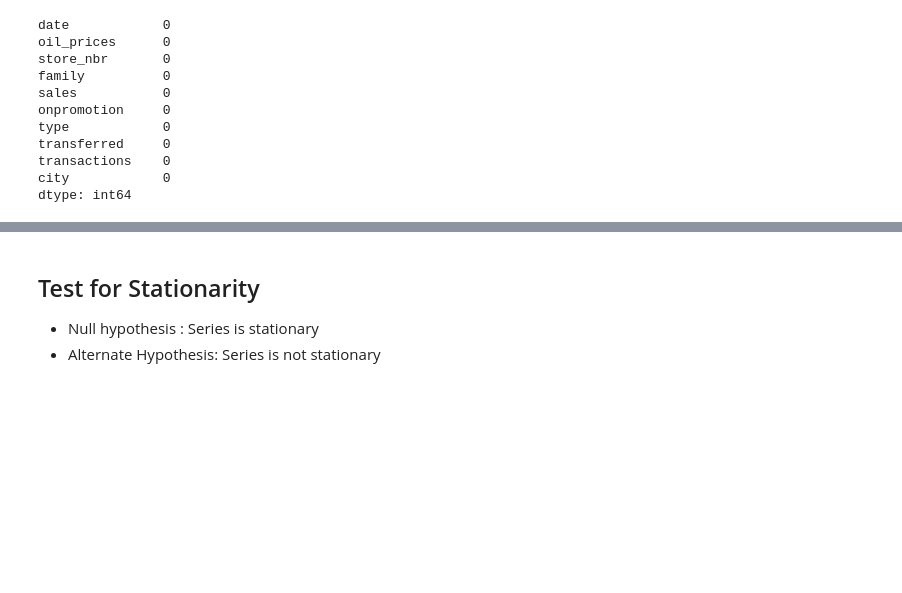
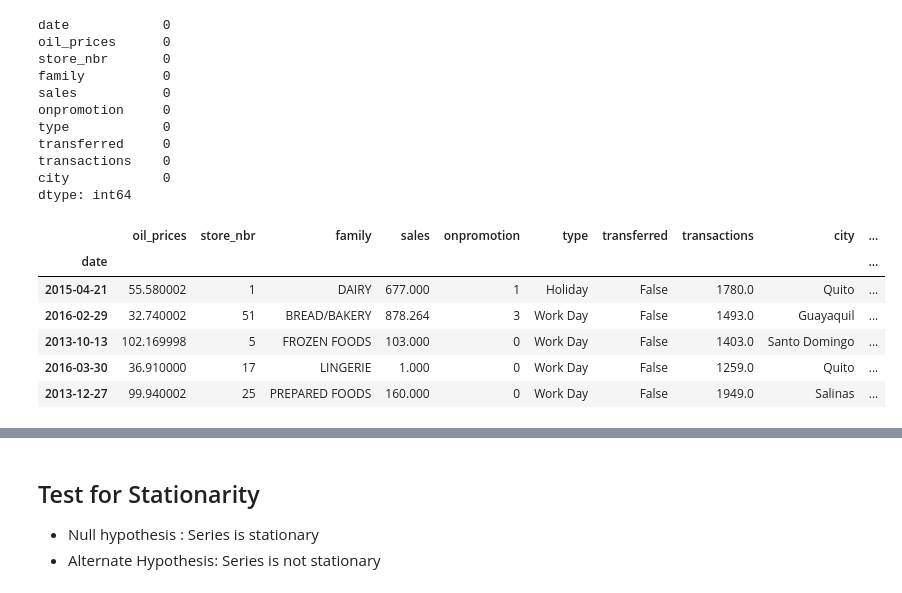
Before and after one commit to sethsot/Regression_Project, a Jupyter notebook: draft.ipynb, the cells around one changed output, grey strips where cells are left out. Cells and saved outputs as stored; diff of their text form; code cells hidden in the pictures; blank space fills up the shorter version.

```diff
--- a/draft.ipynb
+++ b/draft.ipynb
@@ -1418,9 +1420,17 @@ draft_train.set_index('date', inplace=True)
 # %%
 # feature engineer year, month, and weekday from data
 # display random sample of 5 rows
 
 draft_train['Year'] = draft_train.index.year
 draft_train['Month'] = draft_train.index.month
-draft_train['Weekday Name'] = draft_train.index.day_name
+#draft_train['Weekday Name'] = draft_train.index.day_name
 
-#draft_train.sample(5, random_state=0)
+draft_train.sample(5, random_state=0)
+# %% [output]
+|  | oil_prices | store_nbr | family | sales | onpromotion | type | transferred | transactions | city | ... |
+| date |  |  |  |  |  |  |  |  |  | ... |
+| 2015-04-21 | 55.580002 | 1 | DAIRY | 677.000 | 1 | Holiday | False | 1780.0 | Quito | ... |
+| 2016-02-29 | 32.740002 | 51 | BREAD/BAKERY | 878.264 | 3 | Work Day | False | 1493.0 | Guayaquil | ... |
+| 2013-10-13 | 102.169998 | 5 | FROZEN FOODS | 103.000 | 0 | Work Day | False | 1403.0 | Santo Domingo | ... |
+| 2016-03-30 | 36.910000 | 17 | LINGERIE | 1.000 | 0 | Work Day | False | 1259.0 | Quito | ... |
+| 2013-12-27 | 99.940002 | 25 | PREPARED FOODS | 160.000 | 0 | Work Day | False | 1949.0 | Salinas | ... |
```
Also changed, not shown: parts of 13 cells of this notebook.
